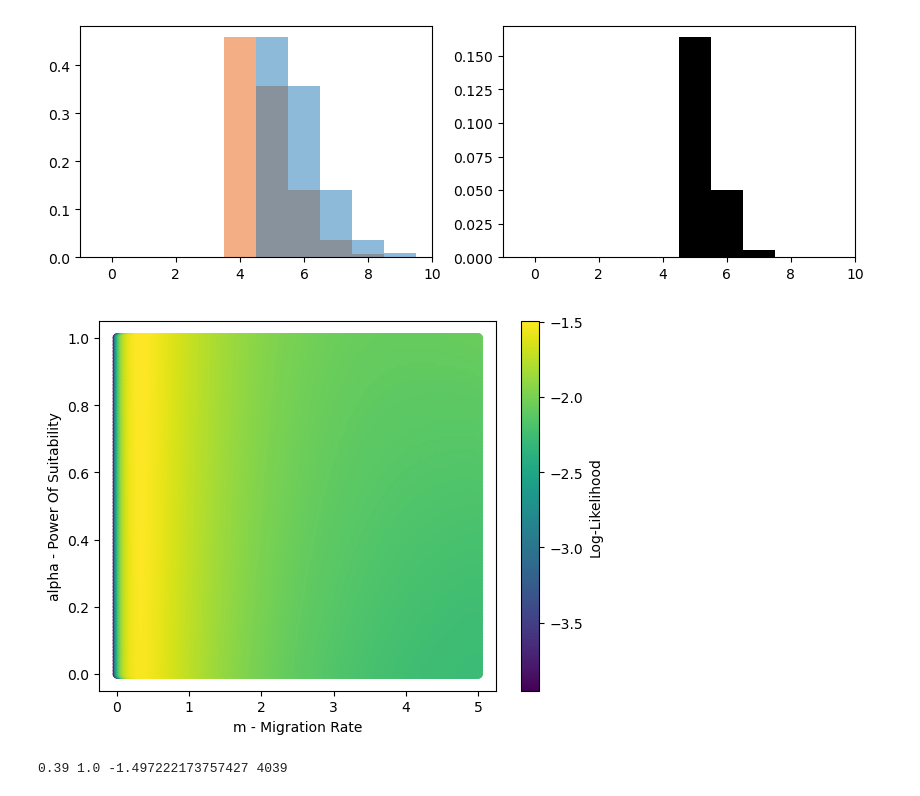
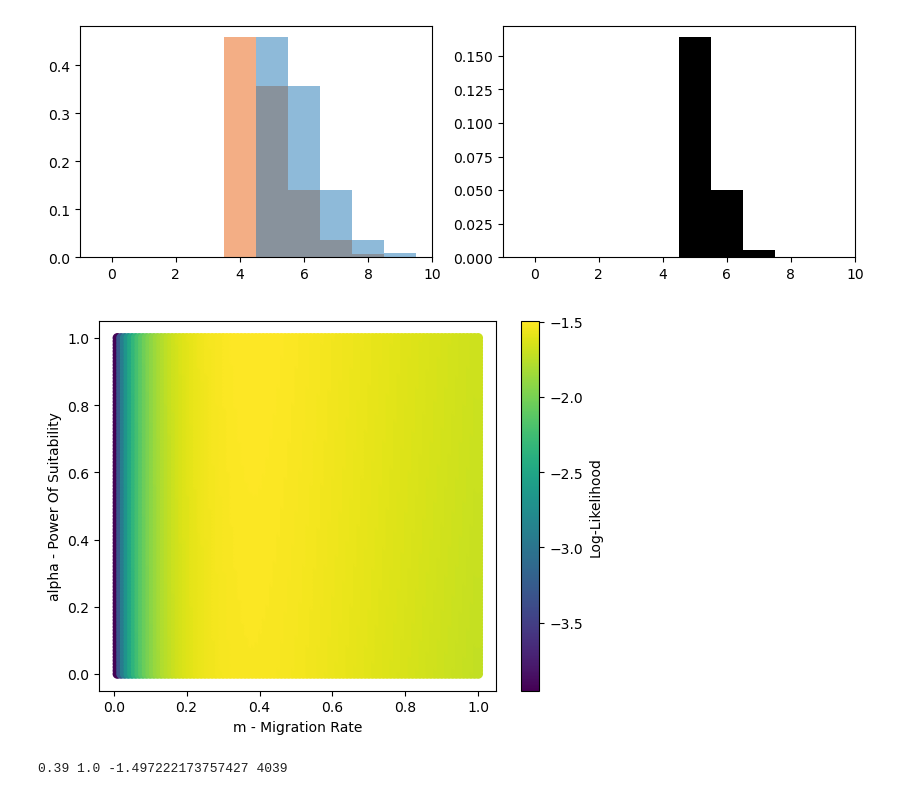
Before and after one commit to kitchensjn/terracotta, a Jupyter notebook: devlog/20260309/assets/start_over/runaway_rates.ipynb, the cells around one changed output. Cells and saved outputs as stored; diff of their text form; code cells hidden in the pictures.

```diff
--- a/devlog/20260309/assets/start_over/runaway_rates.ipynb
+++ b/devlog/20260309/assets/start_over/runaway_rates.ipynb
@@ -12,26 +12,6 @@ def plot_messages(messages, save_to=None):
     if save_to is not None:
         plt.savefig(save_to)
     plt.show()
-
-def calc_stationary_distribution(transition_matrix):
-    """Calculates the equilibrium frequencies based on the instantaneous transition rate matrix
-
-    Parameters
-    ----------
-    transition_matrix : np.array
-        Instantaneous rate matrix
-
-    Returns
-    -------
-    stationary_distribution : np.array
-        Equilibrium frequencies of demes
-    """
-
-    eigenvalues, eigenvectors = np.linalg.eig(transition_matrix.T)
-    idx = np.argmin(np.abs(eigenvalues - 1))
-    w = np.real(eigenvectors[:, idx]).T
-    stationary_distribution = w/np.sum(w)
-    return stationary_distribution
 
 def _calc_current_pos(id, messages, parents):
     """Calculates current node position as product of child messages
@@ -133,7 +113,6 @@ def likelihood_of_tree(
                 transition_matrices
             )
         else:   # collect roots here
-            messages[id] = current_pos
             loglikelihood += np.log(np.sum(current_pos))
     return loglikelihood, messages
 # %%
@@ -321,7 +300,7 @@ loglikelihoods = []
 ms = []
 ns = []
 
-for a in range(0, 501):
+for a in range(0, 101):
     for b in range(0, 101):
 
         m = a / 100
@@ -337,34 +316,34 @@ for a in range(0, 501):
                 [0, 0, m*(pi[2]/pi[3]), -(m*(pi[2]/pi[3])+m*(pi[4]/pi[3])), m*(pi[4]/pi[3]), 0, 0, 0, 0, 0],
                 [0, 0, 0, m*(pi[3]/pi[4]), -(m*(pi[3]/pi[4])+m*(pi[5]/pi[4])), m*(pi[5]/pi[4]), 0, 0, 0, 0],
                 [0, 0, 0, 0, m*(pi[4]/pi[5]), -(m*(pi[4]/pi[5])+m*(pi[6]/pi[5])), m*(pi[6]/pi[5]), 0, 0, 0],
                 [0, 0, 0, 0, 0, m*(pi[5]/pi[6]), -(m*(pi[5]/pi[6])+m*(pi[7]/pi[6])), m*(pi[7]/pi[6]), 0, 0],
                 [0, 0, 0, 0, 0, 0, m*(pi[6]/pi[7]), -(m*(pi[6]/pi[7])+m*(pi[8]/pi[7])), m*(pi[8]/pi[7]), 0],
                 [0, 0, 0, 0, 0, 0, 0, m*(pi[7]/pi[8]), -(m*(pi[7]/pi[8])+m*(pi[9]/pi[8])), m*(pi[9]/pi[8])],
                 [0, 0, 0, 0, 0, 0, 0, 0, m*(pi[8]/pi[9]), -(m*(pi[8]/pi[9]))]
             ]
         ])
 
         like, messages = likelihood_of_tree(
             parents,
             branch_above,
             ids_asc_time,
             sample_locations_array,
             sample_ids,
             transition_matrices
         )
 
         ms.append(m)
         ns.append(n)
         loglikelihoods.append(like)
 
 plt.scatter(ms, ns, c=loglikelihoods)
 plt.colorbar(label="Log-Likelihood")
 plt.xlabel("m - Migration Rate")
 plt.ylabel("alpha - Power Of Suitability")
 #plt.savefig("figures/suitability_likelihood_surface_bottom_left_45.png")
 plt.show()
 # %% [output]
-[figure, old version]
+[figure, new version]
 # %%
 print(ms[4039], ns[4039], loglikelihoods[4039], np.argmax(loglikelihoods)) #-4.0998090568947125
 # %% [output]
```
Also changed, not shown: 3 other files.
